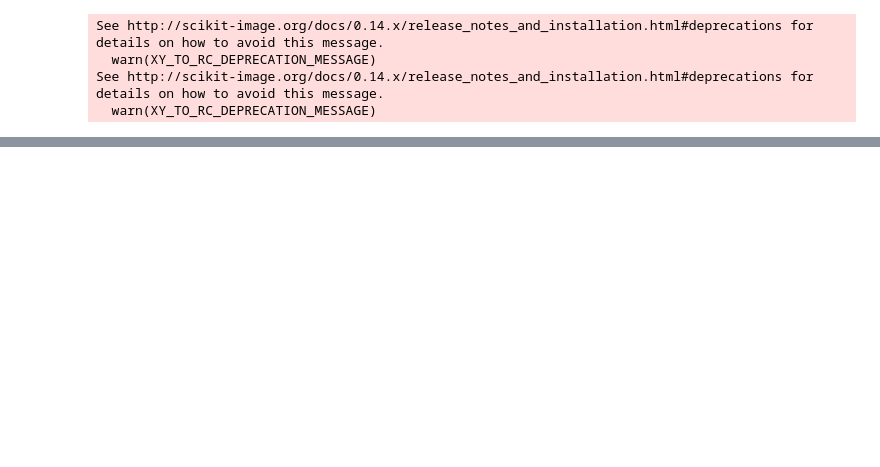
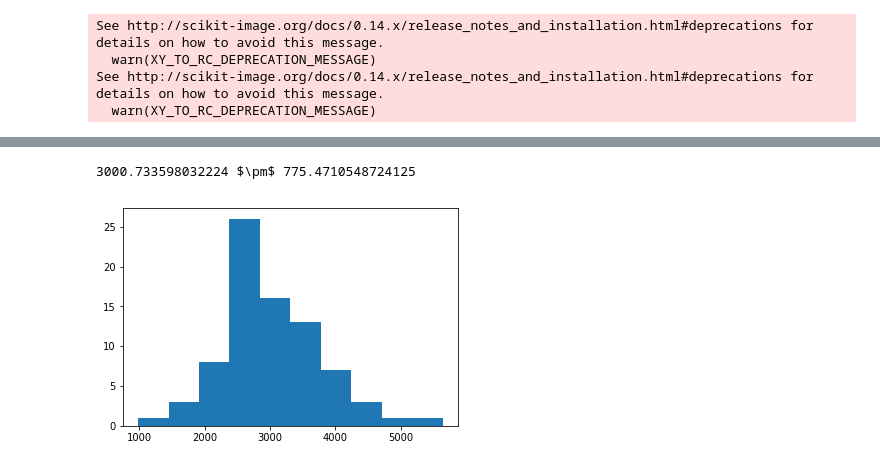
Before and after one commit to jiongyi/postdoc, a Jupyter notebook: actin_assembly/bead_motility/2019_02_16_measure_actin_fluorescence_intensity.ipynb, the cells around one changed output, grey strips where cells are left out. Cells and saved outputs as stored; diff of their text form; code cells hidden in the pictures; blank space fills up the shorter version.

```diff
--- a/actin_assembly/bead_motility/2019_02_16_measure_actin_fluorescence_intensity.ipynb
+++ b/actin_assembly/bead_motility/2019_02_16_measure_actin_fluorescence_intensity.ipynb
@@ -19,0 +48,8 @@ print(str(mean(npf_intensity_row)) + ' $\pm$ ' + str(std(npf_intensity_row)))
+# %%
+data_folder_path_str = '/home/jiongyi/Documents/bead_motility/2019_02_15/4000_nM_proII_647_actin_075_nM_arp23_075_nM_cp/100_nM_wave_pwca'
+npf_intensity_row = measure_npf_density(data_folder_path_str)
+hist(npf_intensity_row)
+print(str(mean(npf_intensity_row)) + ' $\pm$ ' + str(std(npf_intensity_row)))
+# %% [output]
+3000.733598032224 $\pm$ 775.4710548724125
+[figure, added]
```
Also changed, not shown: parts of 7 cells of this notebook.
